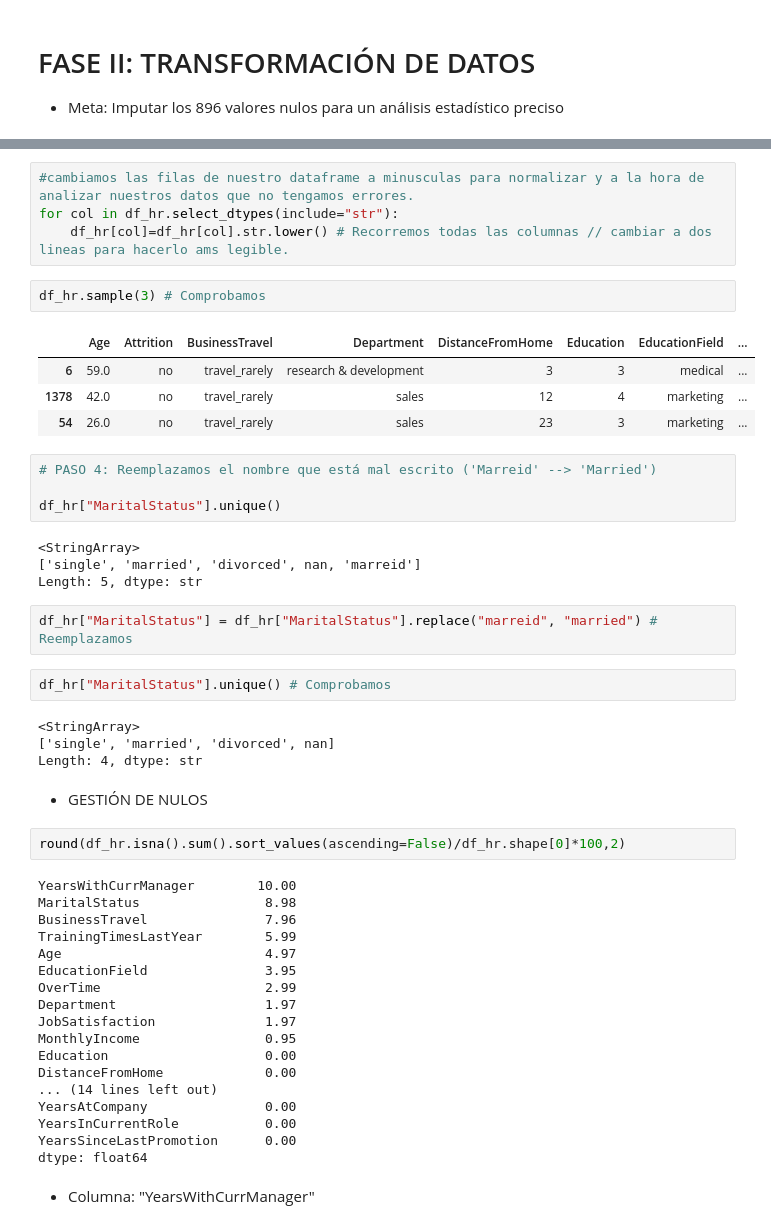
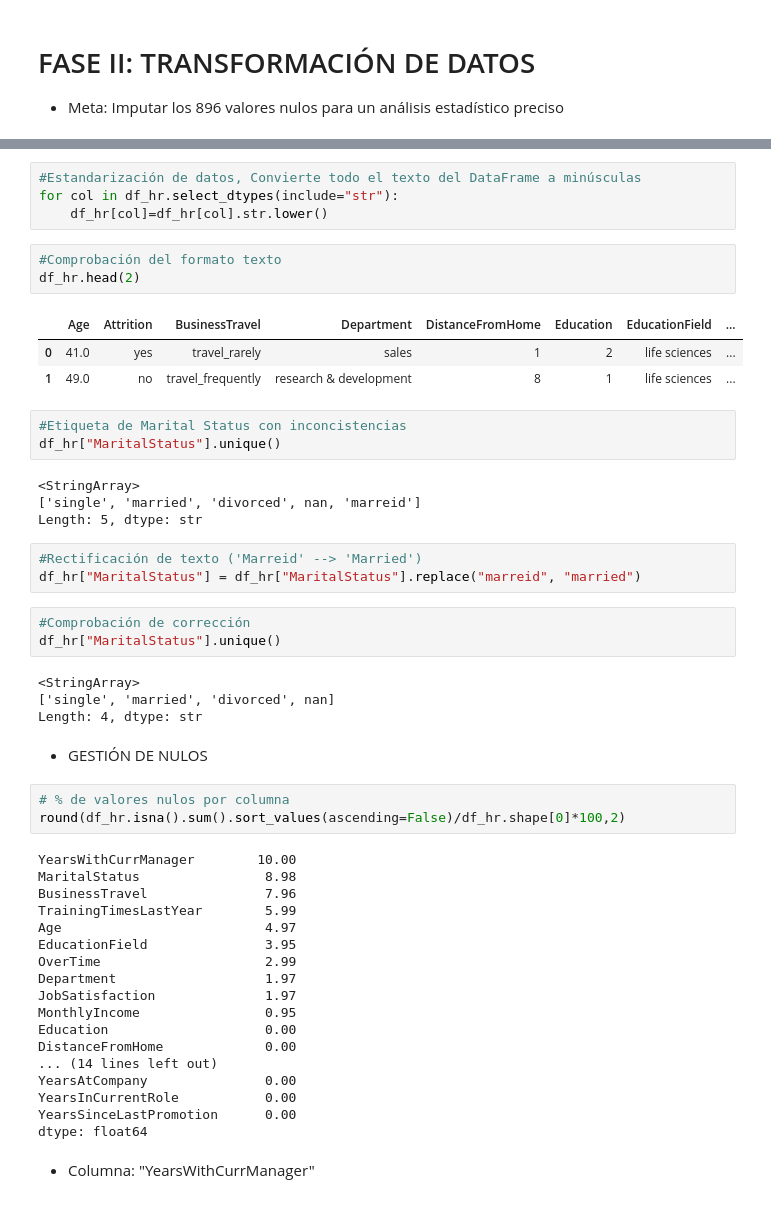
Before and after one commit to AMA00-98/proyecto-da-promo-65-modulo-3-team-2, a Jupyter notebook: Revisión_Fase1_proyect_mod3.ipynb, the cells around one changed output, grey strips where cells are left out. Saved outputs shown, nothing was run; the diff lists cells and outputs as text.

Commit message:
docs: agregar argumentación técnica y comentarios de limpieza de datos

```diff
--- a/Revisión_Fase1_proyect_mod3.ipynb
+++ b/Revisión_Fase1_proyect_mod3.ipynb
@@ -323,26 +322,27 @@ columnas_texto.sample(3)
 # %%
-#cambiamos las filas de nuestro dataframe a minusculas para normalizar y a la hora de analizar nuestros datos que no tengamos errores.
+#Estandarización de datos, Convierte todo el texto del DataFrame a minúsculas
 for col in df_hr.select_dtypes(include="str"):
-    df_hr[col]=df_hr[col].str.lower() # Recorremos todas las columnas // cambiar a dos lineas para hacerlo ams legible.
+    df_hr[col]=df_hr[col].str.lower()
 # %%
-df_hr.sample(3) # Comprobamos
+#Comprobación del formato texto
+df_hr.head(2)
 # %% [output]
 |  | Age | Attrition | BusinessTravel | Department | DistanceFromHome | Education | EducationField | ... |
-| 6 | 59.0 | no | travel_rarely | research & development | 3 | 3 | medical | ... |
-| 1378 | 42.0 | no | travel_rarely | sales | 12 | 4 | marketing | ... |
-| 54 | 26.0 | no | travel_rarely | sales | 23 | 3 | marketing | ... |
+| 0 | 41.0 | yes | travel_rarely | sales | 1 | 2 | life sciences | ... |
+| 1 | 49.0 | no | travel_frequently | research & development | 8 | 1 | life sciences | ... |
 # %%
-# PASO 4: Reemplazamos el nombre que está mal escrito ('Marreid' --> 'Married')
-
+#Etiqueta de Marital Status con inconcistencias
 df_hr["MaritalStatus"].unique()
 # %% [output]
 <StringArray>
 ['single', 'married', 'divorced', nan, 'marreid']
 Length: 5, dtype: str
 # %%
-df_hr["MaritalStatus"] = df_hr["MaritalStatus"].replace("marreid", "married") # Reemplazamos
+#Rectificación de texto ('Marreid' --> 'Married')
+df_hr["MaritalStatus"] = df_hr["MaritalStatus"].replace("marreid", "married")
 # %%
-df_hr["MaritalStatus"].unique() # Comprobamos
+#Comprobación de corrección
+df_hr["MaritalStatus"].unique()
 # %% [output]
 <StringArray>
 ['single', 'married', 'divorced', nan]
@@ -350,6 +350,7 @@ Length: 4, dtype: str
 # %% [markdown]
 - GESTIÓN DE NULOS
 # %%
+# % de valores nulos por columna
 round(df_hr.isna().sum().sort_values(ascending=False)/df_hr.shape[0]*100,2)
 # %% [output]
 YearsWithCurrManager        10.00
```
Also changed, not shown: parts of 62 cells of this notebook, 1 other file.
